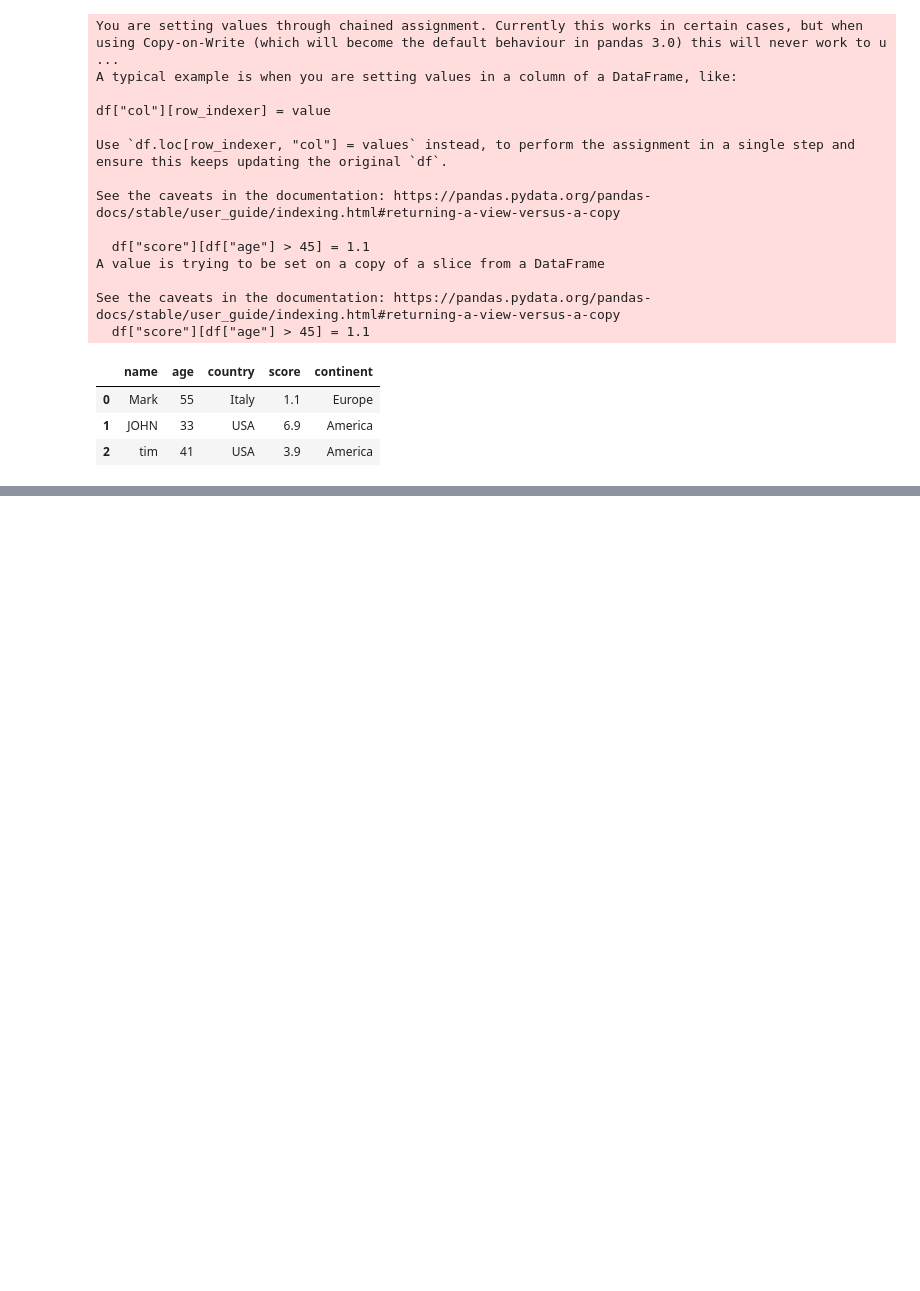
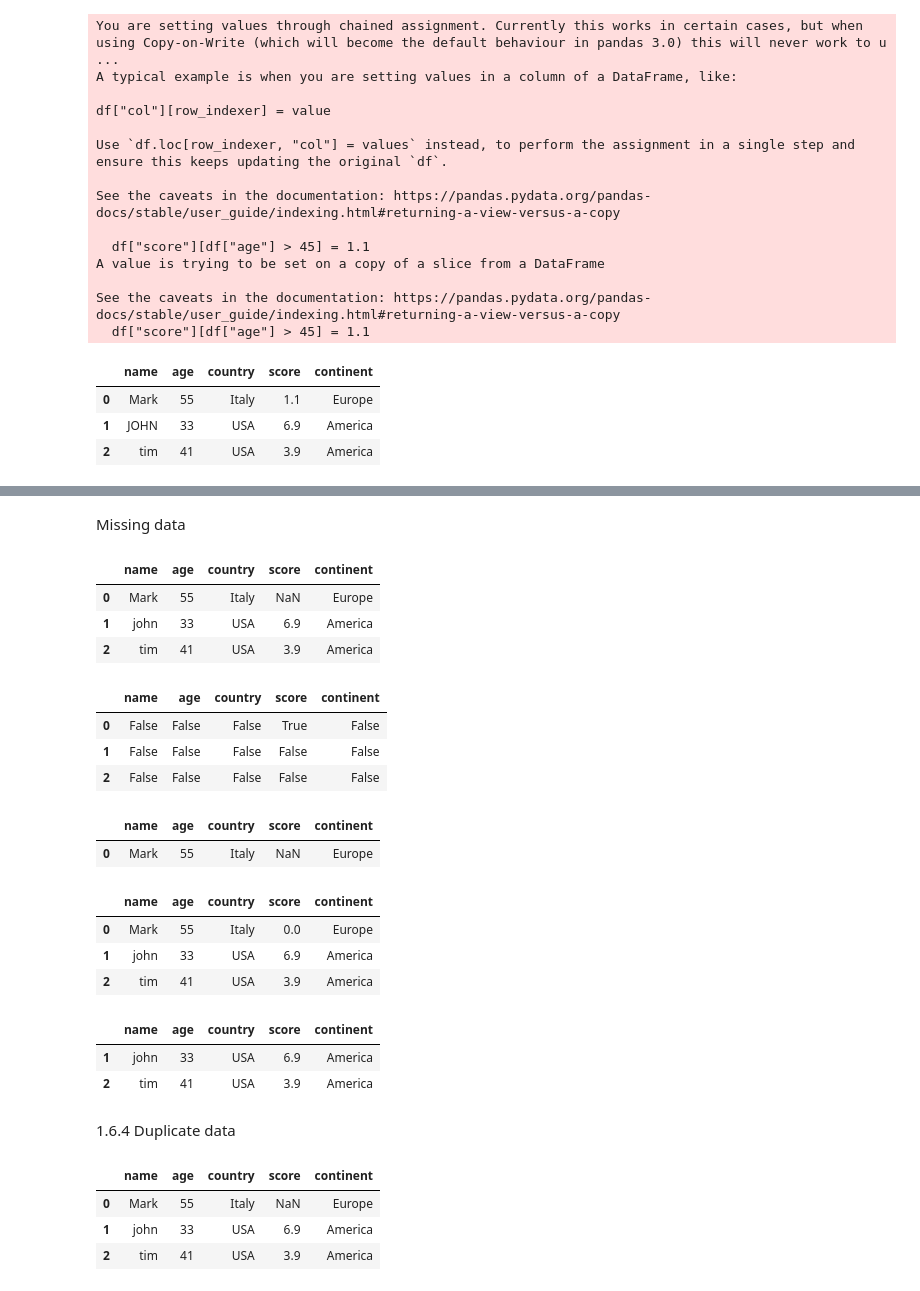
Before and after one commit to NMB-MIC/python_office_2025_02_13, a Jupyter notebook: src/02_pandas.ipynb, the cells around one changed output, grey strips where cells are left out. Drawn from its saved outputs; the diff is of its cells as text; code cells hidden in the pictures; blank space fills up the shorter version.

```diff
--- a/src/02_pandas.ipynb
+++ b/src/02_pandas.ipynb
@@ -561,0 +596,55 @@ See the caveats in the documentation: https://pandas.pydata.org/pandas-docs/stab
+# %% [markdown]
+Missing data
+# %%
+datas = [["Mark",55,"Italy",None,"Europe"],
+         ["john",33,"USA",6.9,"America"],
+         ["tim",41,"USA",3.9,"America"]]
+columns = ["name","age","country","score","continent"]
+
+df = pd.DataFrame(data=datas,columns=columns)
+df
+# %% [output]
+|  | name | age | country | score | continent |
+| 0 | Mark | 55 | Italy | NaN | Europe |
+| 1 | john | 33 | USA | 6.9 | America |
+| 2 | tim | 41 | USA | 3.9 | America |
+# %%
+df.isna()
+# %% [output]
+|  | name | age | country | score | continent |
+| 0 | False | False | False | True | False |
+| 1 | False | False | False | False | False |
+| 2 | False | False | False | False | False |
+# %%
+df[df.isna().any(axis=1)]
+# %% [output]
+|  | name | age | country | score | continent |
+| 0 | Mark | 55 | Italy | NaN | Europe |
+# %%
+df.fillna({"score": 0})
+# %% [output]
+|  | name | age | country | score | continent |
+| 0 | Mark | 55 | Italy | 0.0 | Europe |
+| 1 | john | 33 | USA | 6.9 | America |
+| 2 | tim | 41 | USA | 3.9 | America |
+# %%
+df.dropna()
+# %% [output]
+|  | name | age | country | score | continent |
+| 1 | john | 33 | USA | 6.9 | America |
+| 2 | tim | 41 | USA | 3.9 | America |
+# %% [markdown]
+1.6.4 Duplicate data
+# %%
+datas = [["Mark",55,"Italy",None,"Europe"],
+         ["john",33,"USA",6.9,"America"],
+         ["tim",41,"USA",3.9,"America"]]
+columns = ["name","age","country","score","continent"]
+
+df = pd.DataFrame(data=datas,columns=columns)
+df
+# %% [output]
+|  | name | age | country | score | continent |
+| 0 | Mark | 55 | Italy | NaN | Europe |
+| 1 | john | 33 | USA | 6.9 | America |
+| 2 | tim | 41 | USA | 3.9 | America |
```
Also changed, not shown: parts of 7 cells of this notebook.
